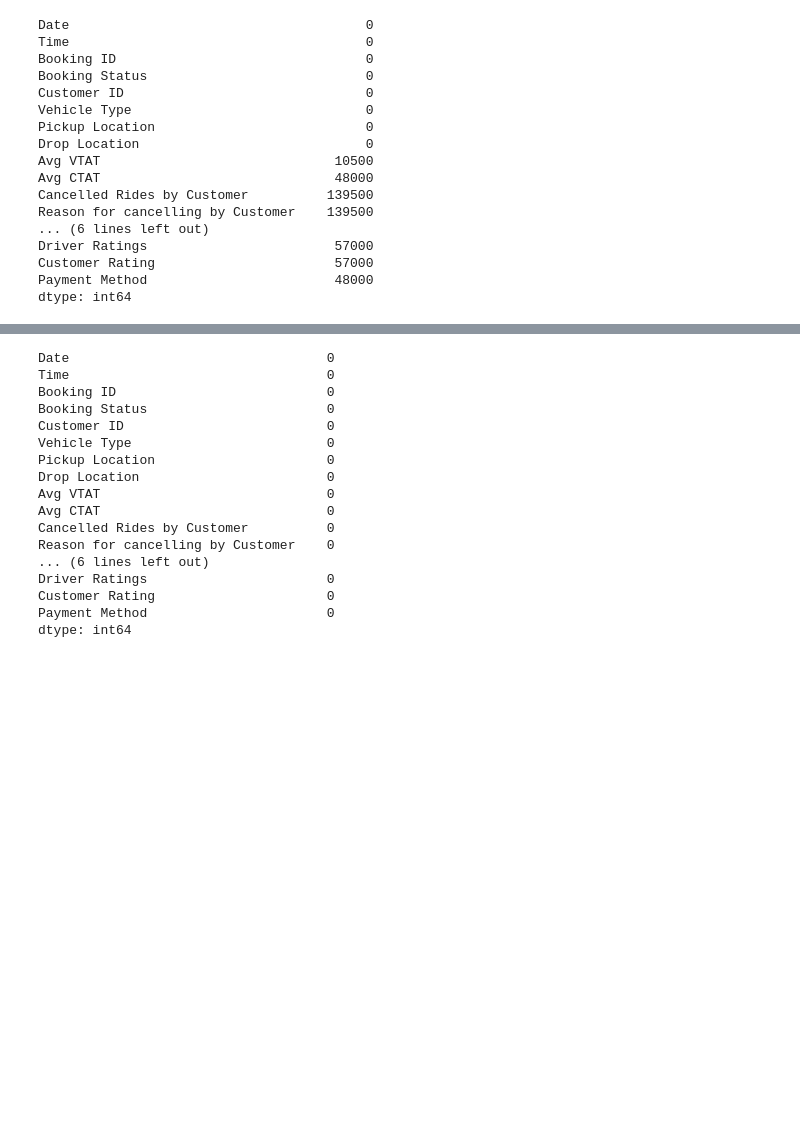
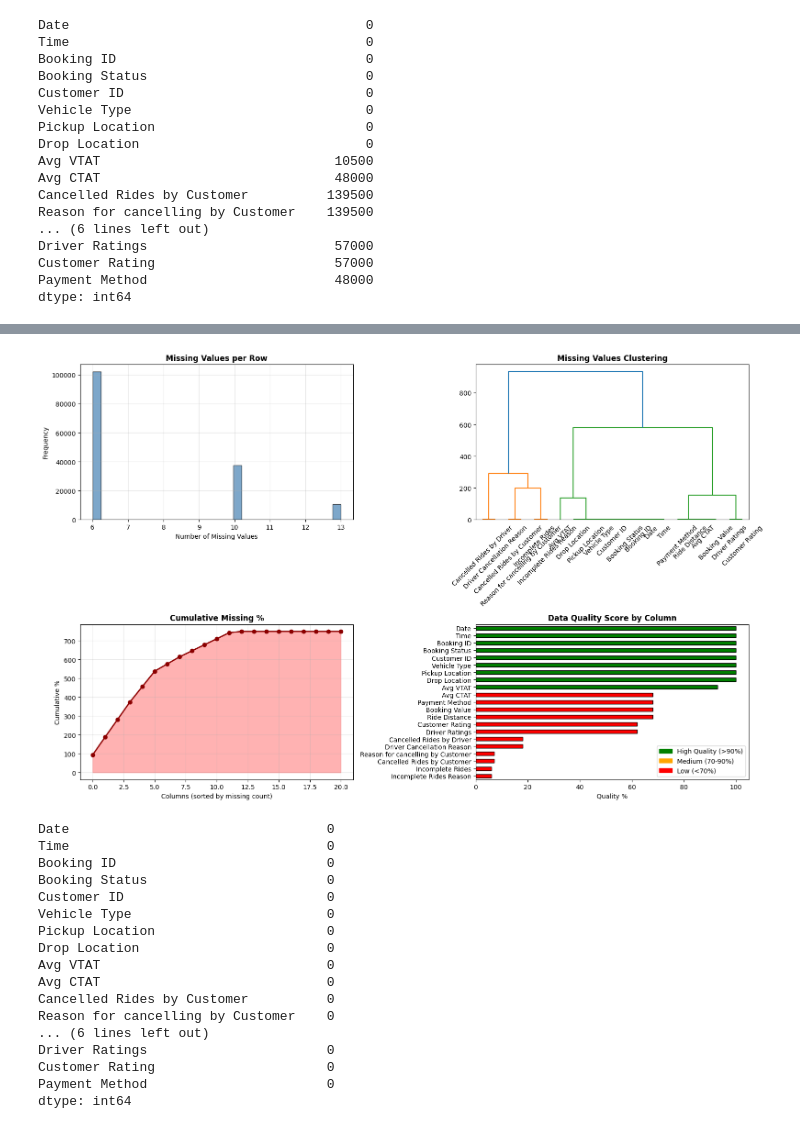
Before and after one commit to Mipjeiger/Taxi-trip-end-to-end-engineering, a Jupyter notebook: ml-engineer/notebooks/01_eda.ipynb, the cells around one changed output, grey strips where cells are left out. Cells and saved outputs as stored; diff of their text form; code cells hidden in the pictures; blank space fills up the shorter version.

```diff
--- a/ml-engineer/notebooks/01_eda.ipynb
+++ b/ml-engineer/notebooks/01_eda.ipynb
@@ -86,3 +173,57 @@ df.head()
+# %%
+# 7. Visualize Missing Data Patterns
+import matplotlib.patches as mpatches
+
+fig, axes = plt.subplots(2, 2, figsize=(16, 10))
+
+# Plot 1: Missing Data Pattern by Row
+ax = axes[0, 0]
+missing_per_row = df.isnull().sum(axis=1)
+ax.hist(missing_per_row, bins=30, color='steelblue', edgecolor='black', alpha=0.7)
+ax.set_title('Missing Values per Row', fontsize=12, fontweight='bold')
+ax.set_xlabel('Number of Missing Values')
+ax.set_ylabel('Frequency')
+ax.grid(alpha=0.3)
+
+# Plot 2: Dendrogram of Missing Values (which columns are missing together)
+from scipy.cluster.hierarchy import dendrogram, linkage
+ax = axes[0, 1]
+missing_matrix = df.isnull().T
+if missing_matrix.shape[0] > 1:
+    linkage_matrix = linkage(missing_matrix, method='ward')
+    dendrogram(linkage_matrix, labels=missing_matrix.index, ax=ax, leaf_rotation=45)
+    ax.set_title('Missing Values Clustering', fontsize=12, fontweight='bold')
+
+# Plot 3: Cumulative Missing % by Column
+ax = axes[1, 0]
+missing_cumsum = (df.isnull().sum().sort_values(ascending=False) / len(df) * 100).cumsum()
+ax.plot(missing_cumsum.values, marker='o', linewidth=2, markersize=6, color='darkred')
+ax.fill_between(range(len(missing_cumsum)), missing_cumsum.values, alpha=0.3, color='red')
+ax.set_title('Cumulative Missing %', fontsize=12, fontweight='bold')
+ax.set_xlabel('Columns (sorted by missing count)')
+ax.set_ylabel('Cumulative %')
+ax.grid(alpha=0.3)
+
+# Plot 4: Data Quality Score
+ax = axes[1, 1]
+quality_score = (1 - df.isnull().sum() / len(df)) * 100
+quality_score = quality_score.sort_values()
+colors = ['green' if x > 90 else 'orange' if x > 70 else 'red' for x in quality_score.values]
+quality_score.plot(kind='barh', ax=ax, color=colors, edgecolor='black')
+ax.set_title('Data Quality Score by Column', fontsize=12, fontweight='bold')
+ax.set_xlabel('Quality %')
+ax.set_xlim(0, 105)
+
+# Add legend
+green_patch = mpatches.Patch(color='green', label='High Quality (>90%)')
+orange_patch = mpatches.Patch(color='orange', label='Medium (70-90%)')
+red_patch = mpatches.Patch(color='red', label='Low (<70%)')
+ax.legend(handles=[green_patch, orange_patch, red_patch], loc='lower right')
+
+plt.tight_layout()
+plt.show()
+# %% [output]
+[figure, added]
 # %%
 df = df.fillna({
     'Driver Cancellation Reason': 'No Reason Provided',
```
Also changed, not shown: parts of 6 cells of this notebook, 2 other files.
